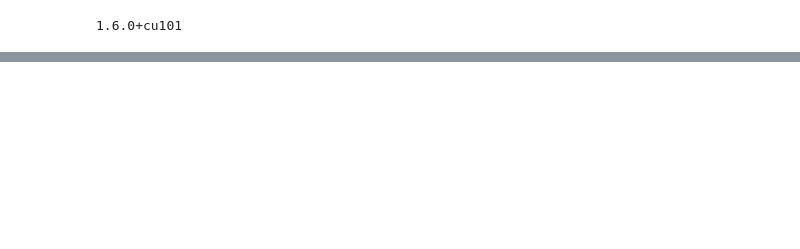
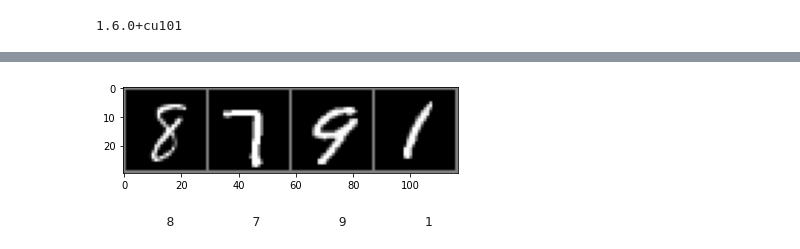
Before and after one commit to vircsinger625/Onlab_2020_2, a Jupyter notebook: Önlab_Mnist01.ipynb, the cells around one changed output, grey strips where cells are left out. Saved outputs shown, nothing was run; the diff lists cells and outputs as text; code cells hidden in the pictures; blank space fills up the shorter version.

```diff
--- a/Önlab_Mnist01.ipynb
+++ b/Önlab_Mnist01.ipynb
@@ -79,4 +91,9 @@ test_gen = torch.utils.data.DataLoader(dataset = test_data,
                                       batch_size = batch_size,
                                       shuffle = False)
 
+
+val_gen = torch.utils.data.DataLoader(dataset = val_data,
+                                      batch_size = batch_size,
+                                      shuffle = False)
+
 classes = ('0', '1', '2', '3', '4', '5', '6', '7', '8', '9')
@@ -95,3 +140,18 @@ print(' '.join('%10s' % classes[labels[j]] for j in range(batch_size)))
+# %%
+# get some random training images
+
+disImgs = 4
+
+dataiter = iter(val_gen)
+
+images, labels = dataiter.next()
+
+imshow(torchvision.utils.make_grid(images[0:disImgs,:,:,:], nrow = 5, padding = 1))
+# print labels
+print(' '.join('%10s' % classes[labels[j]] for j in range(disImgs)))
+# %% [output]
+[figure, added]
+         8          7          9          1
 # %%
 #title Define model class
 
```
Also changed, not shown: parts of 9 cells of this notebook.
